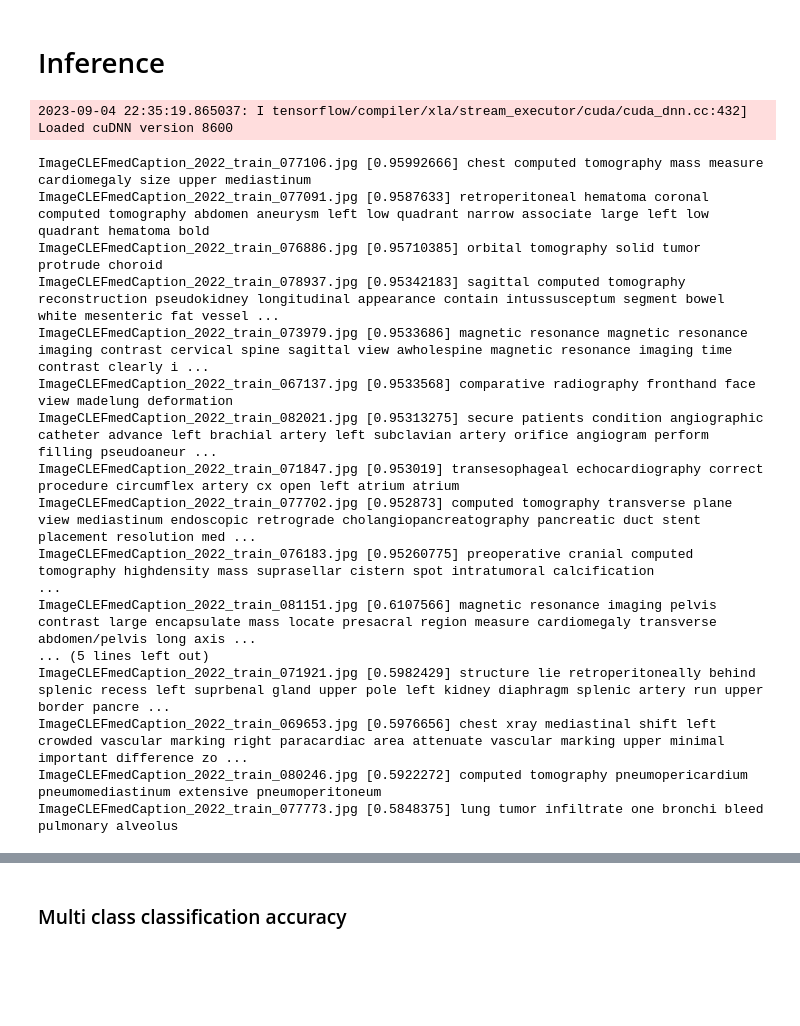
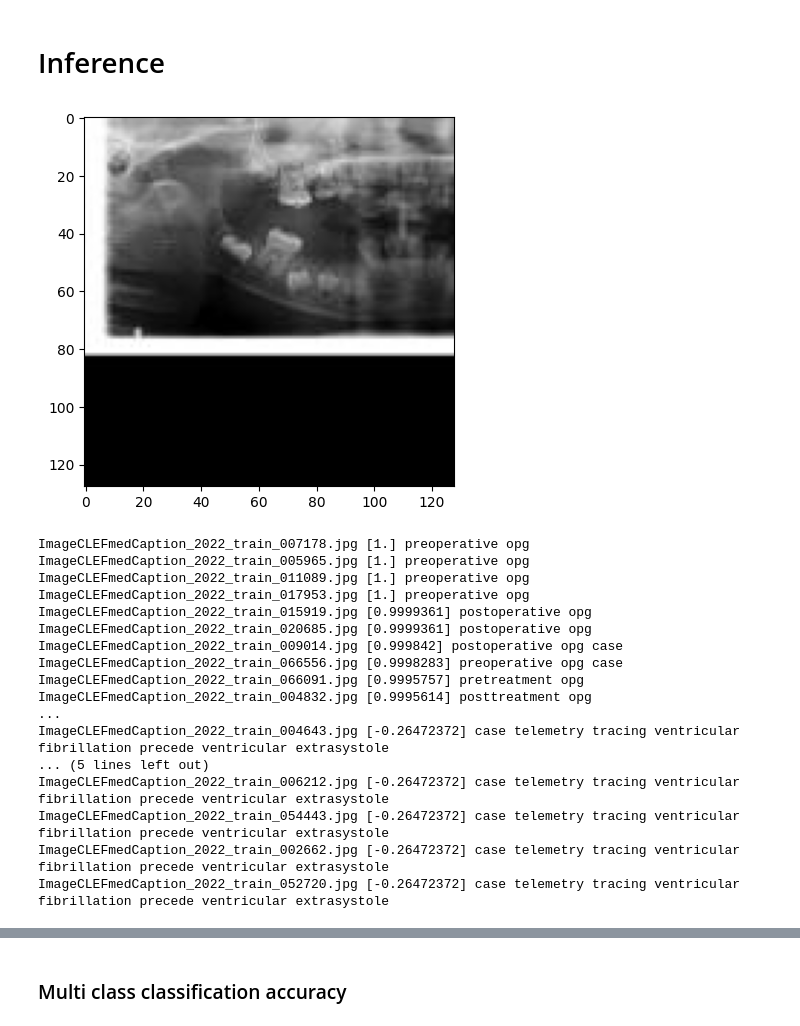
Before and after one commit to Calonca/clip-tensorflow, a Jupyter notebook: CLIP_test.ipynb, the cells around one changed output, grey strips where cells are left out. Saved outputs shown, nothing was run; the diff lists cells and outputs as text; code cells hidden in the pictures; blank space fills up the shorter version.

```diff
--- a/CLIP_test.ipynb
+++ b/CLIP_test.ipynb
@@ -334,26 +362,29 @@ def compute_recall_at_k(embed_data, k):
 # %% [markdown]
 # Inference
+# %%
+show_image_from_path('018446')
+# %% [output]
+[figure, added]
 # %%
-print_similar_text("an image of an mri",embed_test,max_print_similar = 10,max_print_different = 10)
+print_similar_text("preoperative opg",embed_test,max_print_similar = 10,max_print_different = 10)
 # %% [output]
-2023-09-04 22:35:19.865037: I tensorflow/compiler/xla/stream_executor/cuda/cuda_dnn.cc:432] Loaded cuDNN version 8600
+ImageCLEFmedCaption_2022_train_007178.jpg [1.] preoperative opg
+ImageCLEFmedCaption_2022_train_005965.jpg [1.] preoperative opg
+ImageCLEFmedCaption_2022_train_011089.jpg [1.] preoperative opg
+ImageCLEFmedCaption_2022_train_017953.jpg [1.] preoperative opg
+ImageCLEFmedCaption_2022_train_015919.jpg [0.9999361] postoperative opg
+ImageCLEFmedCaption_2022_train_020685.jpg [0.9999361] postoperative opg
+ImageCLEFmedCaption_2022_train_009014.jpg [0.999842] postoperative opg case
+ImageCLEFmedCaption_2022_train_066556.jpg [0.9998283] preoperative opg case
+ImageCLEFmedCaption_2022_train_066091.jpg [0.9995757] pretreatment opg
+ImageCLEFmedCaption_2022_train_004832.jpg [0.9995614] posttreatment opg
+...
+ImageCLEFmedCaption_2022_train_004643.jpg [-0.26472372] case telemetry tracing ventricular fibrillation precede ventricular extrasystole
+... (5 lines left out)
+ImageCLEFmedCaption_2022_train_006212.jpg [-0.26472372] case telemetry tracing ventricular fibrillation precede ventricular extrasystole
+ImageCLEFmedCaption_2022_train_054443.jpg [-0.26472372] case telemetry tracing ventricular fibrillation precede ventricular extrasystole
+ImageCLEFmedCaption_2022_train_002662.jpg [-0.26472372] case telemetry tracing ventricular fibrillation precede ventricular extrasystole
+ImageCLEFmedCaption_2022_train_052720.jpg [-0.26472372] case telemetry tracing ventricular fibrillation precede ventricular extrasystole
-ImageCLEFmedCaption_2022_train_077106.jpg [0.95992666] chest computed tomography mass measure cardiomegaly size upper mediastinum
-ImageCLEFmedCaption_2022_train_077091.jpg [0.9587633] retroperitoneal hematoma coronal computed tomography abdomen aneurysm left low quadrant narrow associate large left low quadrant hematoma bold
-ImageCLEFmedCaption_2022_train_076886.jpg [0.95710385] orbital tomography solid tumor protrude choroid
-ImageCLEFmedCaption_2022_train_078937.jpg [0.95342183] sagittal computed tomography reconstruction pseudokidney longitudinal appearance contain intussusceptum segment bowel white mesenteric fat vessel ...
-ImageCLEFmedCaption_2022_train_073979.jpg [0.9533686] magnetic resonance magnetic resonance imaging contrast cervical spine sagittal view awholespine magnetic resonance imaging time contrast clearly i ...
-ImageCLEFmedCaption_2022_train_067137.jpg [0.9533568] comparative radiography fronthand face view madelung deformation
-ImageCLEFmedCaption_2022_train_082021.jpg [0.95313275] secure patients condition angiographic catheter advance left brachial artery left subclavian artery orifice angiogram perform filling pseudoaneur ...
-ImageCLEFmedCaption_2022_train_071847.jpg [0.953019] transesophageal echocardiography correct procedure circumflex artery cx open left atrium atrium
-ImageCLEFmedCaption_2022_train_077702.jpg [0.952873] computed tomography transverse plane view mediastinum endoscopic retrograde cholangiopancreatography pancreatic duct stent placement resolution med ...
-ImageCLEFmedCaption_2022_train_076183.jpg [0.95260775] preoperative cranial computed tomography highdensity mass suprasellar cistern spot intratumoral calcification
-...
-ImageCLEFmedCaption_2022_train_081151.jpg [0.6107566] magnetic resonance imaging pelvis contrast large encapsulate mass locate presacral region measure cardiomegaly transverse abdomen/pelvis long axis ...
-... (5 lines left out)
-ImageCLEFmedCaption_2022_train_071921.jpg [0.5982429] structure lie retroperitoneally behind splenic recess left suprbenal gland upper pole left kidney diaphragm splenic artery run upper border pancre ...
-ImageCLEFmedCaption_2022_train_069653.jpg [0.5976656] chest xray mediastinal shift left crowded vascular marking right paracardiac area attenuate vascular marking upper minimal important difference zo ...
-ImageCLEFmedCaption_2022_train_080246.jpg [0.5922272] computed tomography pneumopericardium pneumomediastinum extensive pneumoperitoneum
-ImageCLEFmedCaption_2022_train_077773.jpg [0.5848375] lung tumor infiltrate one bronchi bleed pulmonary alveolus
 # %%
 # print('Image -> Caption MRR@100 :', compute_mrr(embed_test, 100))
 k = 100
```
Also changed, not shown: parts of 16 cells of this notebook, 3 other files.
